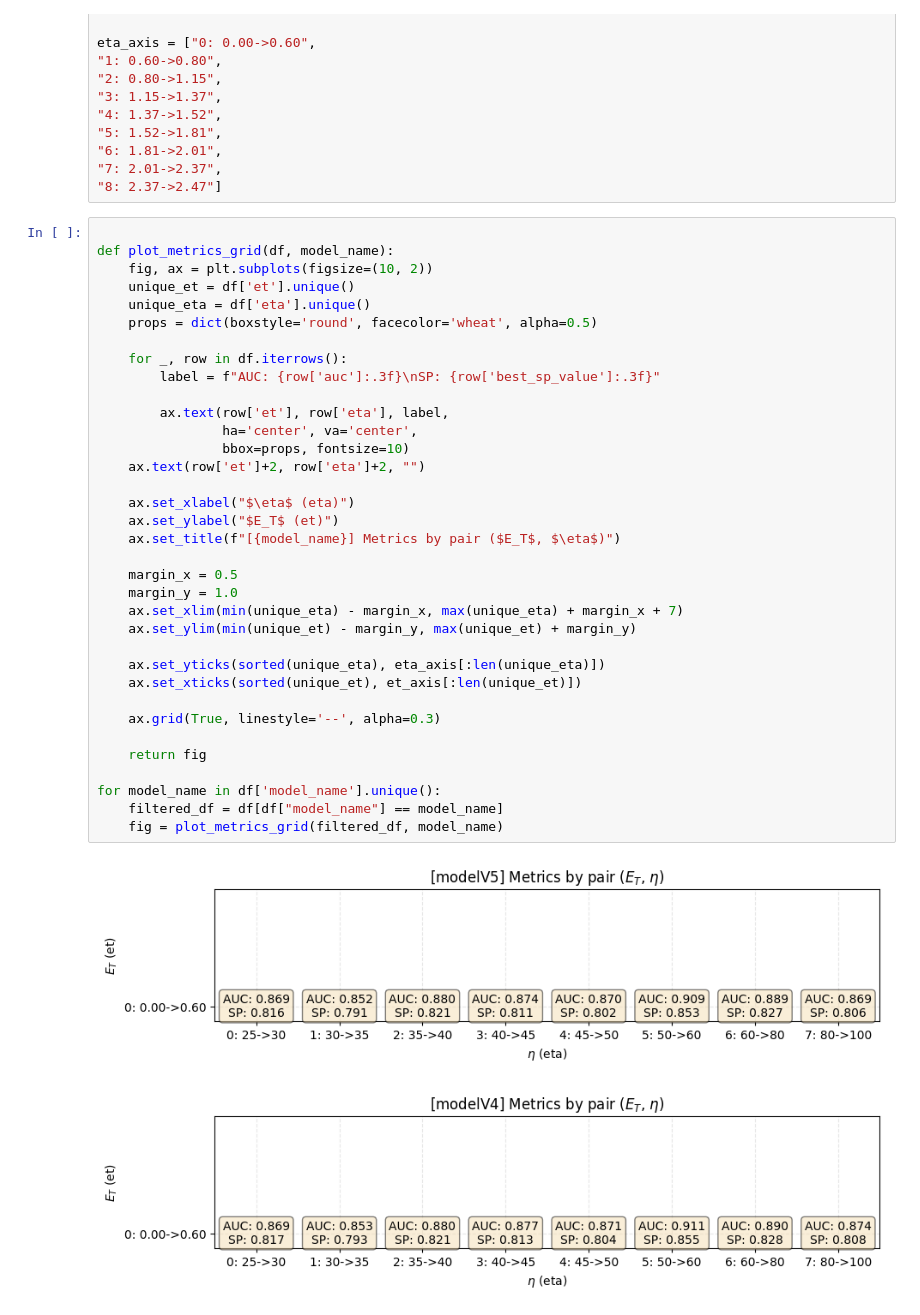
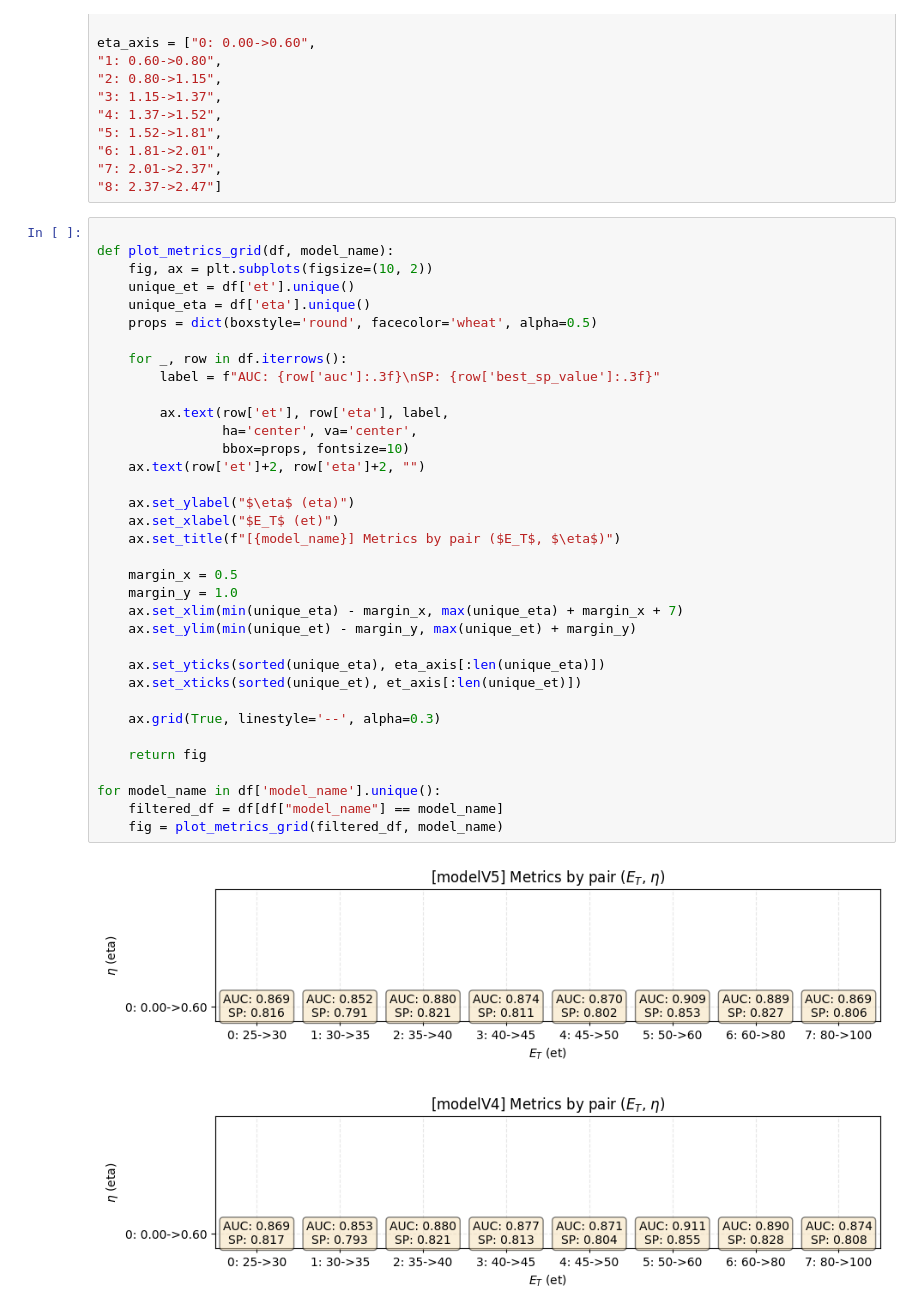
Before and after one commit to Pedrofran682/egamma_master, a Jupyter notebook: notebooks/metrics.ipynb, the cells around one changed output. Drawn from its saved outputs; the diff is of its cells as text.

```diff
--- a/notebooks/metrics.ipynb
+++ b/notebooks/metrics.ipynb
@@ -130,34 +130,34 @@ def plot_metrics_grid(df, model_name):
     unique_et = df['et'].unique()
     unique_eta = df['eta'].unique()
     props = dict(boxstyle='round', facecolor='wheat', alpha=0.5)
 
     for _, row in df.iterrows():
         label = f"AUC: {row['auc']:.3f}\nSP: {row['best_sp_value']:.3f}"
 
         ax.text(row['et'], row['eta'], label,
                 ha='center', va='center',
                 bbox=props, fontsize=10)
     ax.text(row['et']+2, row['eta']+2, "")
 
-    ax.set_xlabel("$\eta$ (eta)")
-    ax.set_ylabel("$E_T$ (et)")
+    ax.set_ylabel("$\eta$ (eta)")
+    ax.set_xlabel("$E_T$ (et)")
     ax.set_title(f"[{model_name}] Metrics by pair ($E_T$, $\eta$)")
 
     margin_x = 0.5
     margin_y = 1.0
     ax.set_xlim(min(unique_eta) - margin_x, max(unique_eta) + margin_x + 7)
     ax.set_ylim(min(unique_et) - margin_y, max(unique_et) + margin_y)
 
     ax.set_yticks(sorted(unique_eta), eta_axis[:len(unique_eta)])
     ax.set_xticks(sorted(unique_et), et_axis[:len(unique_et)])
 
     ax.grid(True, linestyle='--', alpha=0.3)
 
     return fig
 
 for model_name in df['model_name'].unique():
     filtered_df = df[df["model_name"] == model_name]
     fig = plot_metrics_grid(filtered_df, model_name)
 # %% [output]
-[figure, old version]
+[figure, new version]
-[figure, old version]
+[figure, new version]
```
Also changed, not shown: parts of 4 cells of this notebook, 4 other files.
